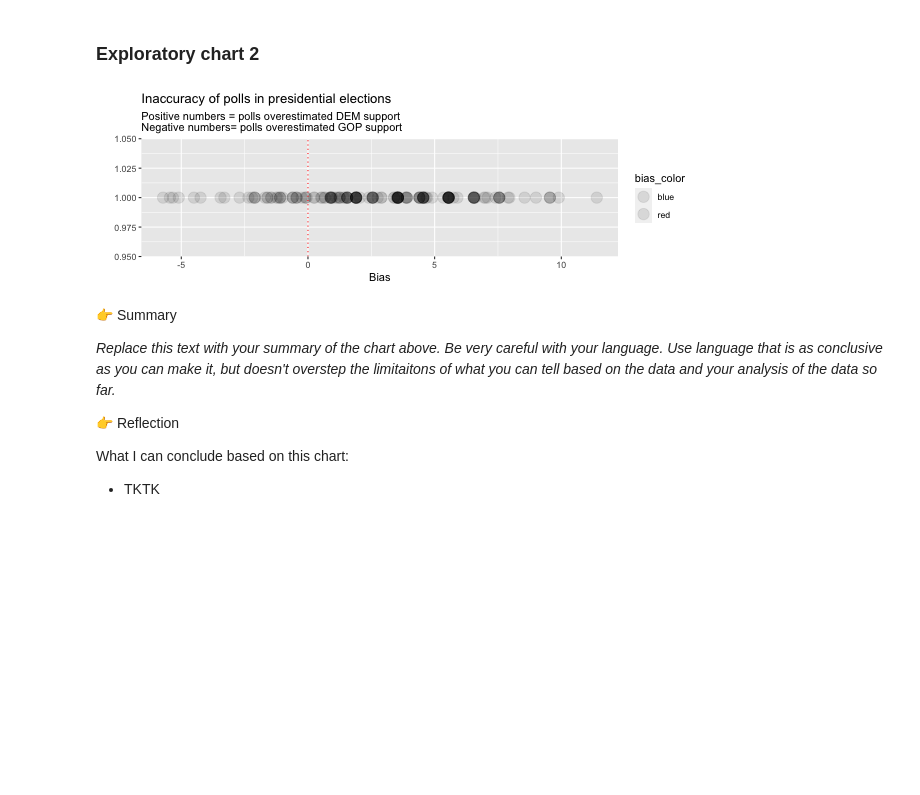
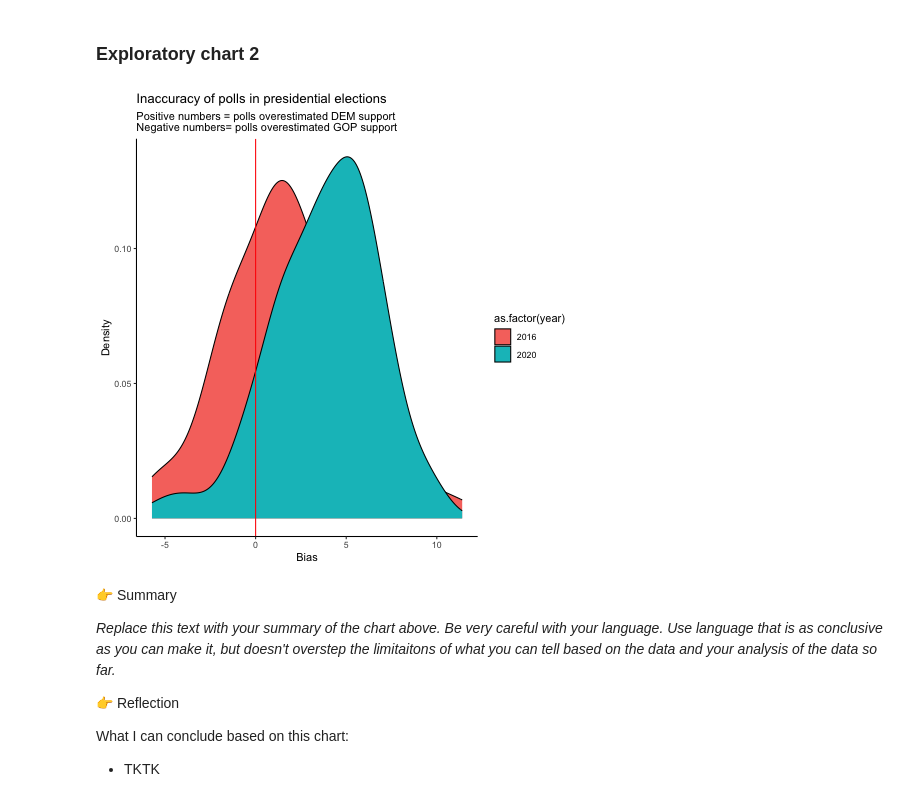
Before and after one commit to data4news-students/polling-exploration-srm-yx, a Jupyter notebook: notebook-4.ipynb, the cells around one changed output. Cells and saved outputs as stored; diff of their text form; code cells hidden in the pictures; blank space fills up the shorter version.

```diff
--- a/notebook-4.ipynb
+++ b/notebook-4.ipynb
@@ -156,19 +146,18 @@ chart_2$bias_color <- ifelse(chart_2$bias < 0, "red", "blue")
 # %%
-%%R -w 600 -h 200
-
-#color the points based on the bias, to make the left to be red and the right to be blue.
-ggplot(chart_2, aes(x=bias, y=1, fill=bias_color)) +
-    geom_point(size = 5, alpha = 1/10) +
-    geom_vline(aes(xintercept=0), color='red', linetype = "dotted") +
-    scale_fill_manual(values=c("red", "blue")) +
+%%R
+ggplot(new_df, aes(x = bias, fill = as.factor(year))) +
+    geom_density(bins = 12) +
+    geom_vline(aes(xintercept = 0), color = 'red') +
     labs(
-        title='Inaccuracy of polls in presidential elections',
-        subtitle="Positive numbers = polls overestimated DEM support\nNegative numbers= polls overestimated GOP support",
-        x='Bias',
-        y=''
-    )
+        title = 'Inaccuracy of polls in presidential elections',
+        subtitle = "Positive numbers = polls overestimated DEM support\nNegative numbers= polls overestimated GOP support",
+        x = 'Bias',
+        y = 'Density'
+    ) +
+    scale_fill_manual(values = c("#f7766d", "#03bfc4")) +
+    theme_classic()
 # %% [output]
-[figure, old version]
+[figure, new version]
 # %% [markdown]
 👉 Summary
 
```
Also changed, not shown: parts of 5 cells of this notebook.
